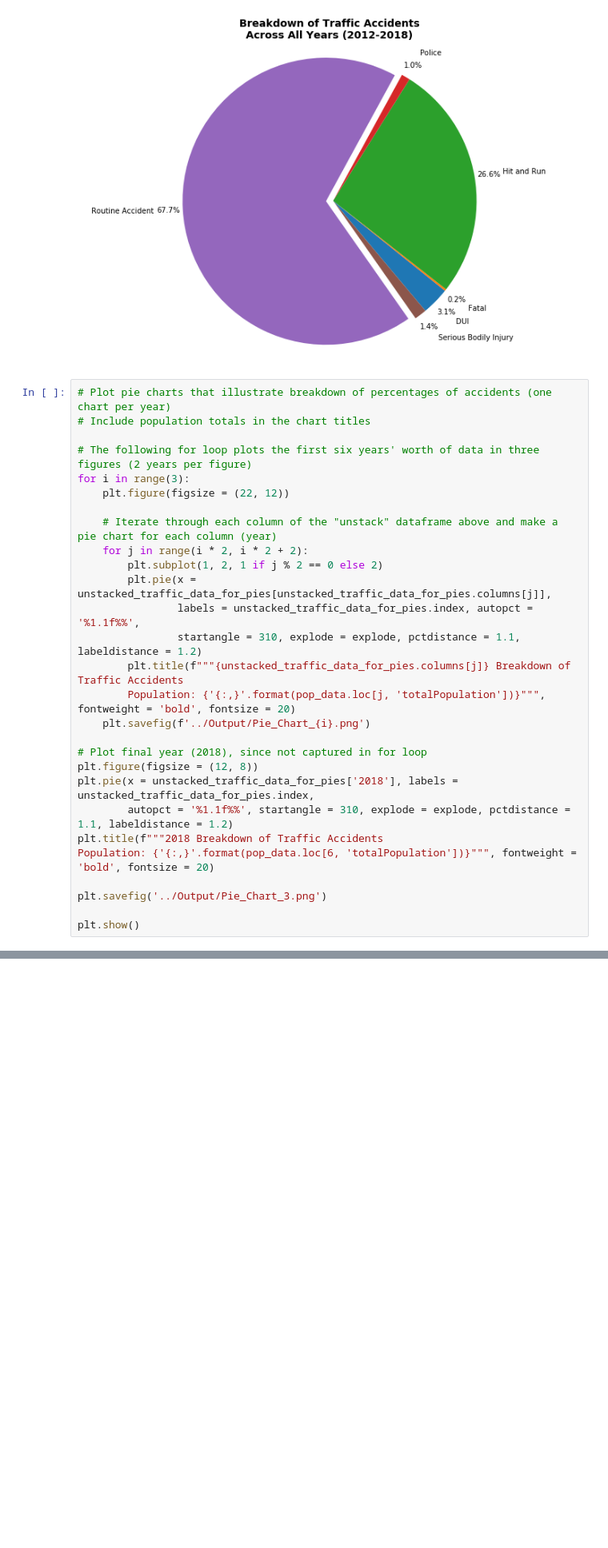
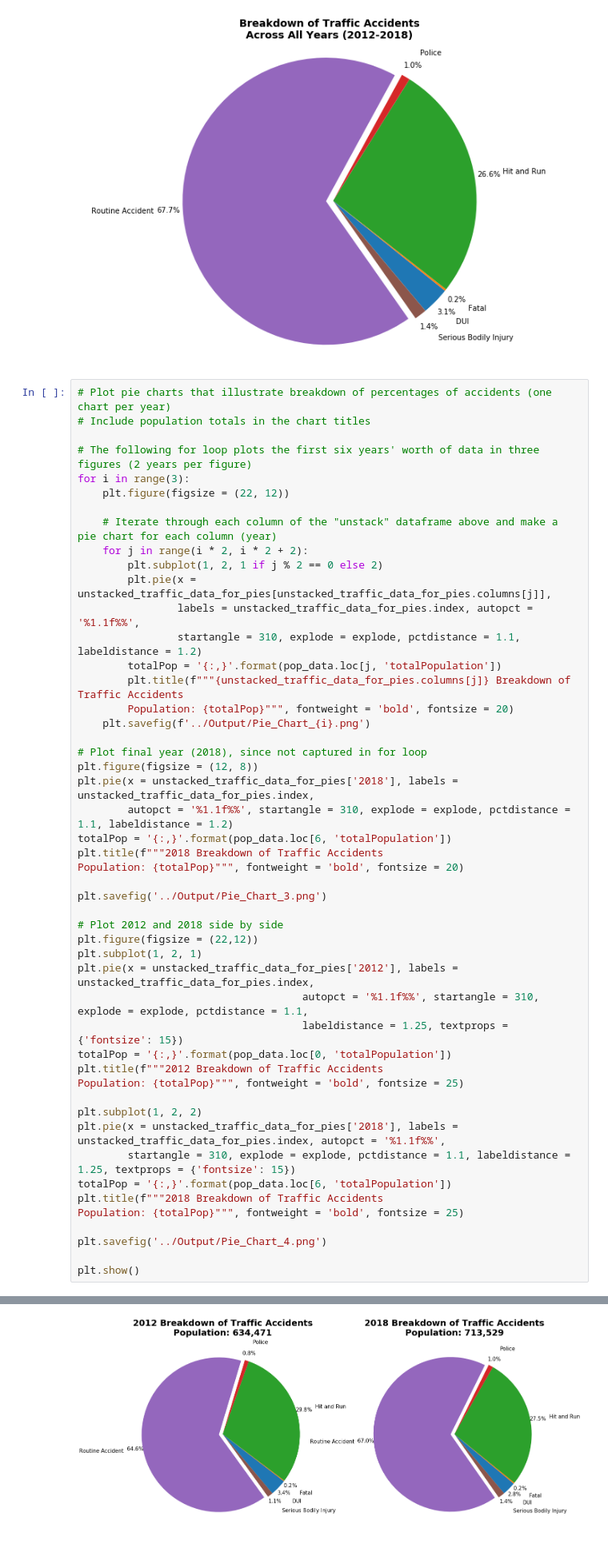
Before and after one commit to LuLu-89/Denver_traffic_woes, a Jupyter notebook: FinalFiles/FinalTrafficAnalysis.ipynb, the cells around one changed output, grey strips where cells are left out. Shown: that part at 80% size. Saved outputs shown, nothing was run; the diff lists cells and outputs as text; blank space fills up the shorter version.

```diff
--- a/FinalFiles/FinalTrafficAnalysis.ipynb
+++ b/FinalFiles/FinalTrafficAnalysis.ipynb
@@ -220,35 +235,57 @@ plt.show()
 # Plot pie charts that illustrate breakdown of percentages of accidents (one chart per year)
 # Include population totals in the chart titles
 
 # The following for loop plots the first six years' worth of data in three figures (2 years per figure)
 for i in range(3):
     plt.figure(figsize = (22, 12))
 
     # Iterate through each column of the "unstack" dataframe above and make a pie chart for each column (year)
     for j in range(i * 2, i * 2 + 2):
         plt.subplot(1, 2, 1 if j % 2 == 0 else 2)
         plt.pie(x = unstacked_traffic_data_for_pies[unstacked_traffic_data_for_pies.columns[j]],
                 labels = unstacked_traffic_data_for_pies.index, autopct = '%1.1f%%',
                 startangle = 310, explode = explode, pctdistance = 1.1, labeldistance = 1.2)
+        totalPop = '{:,}'.format(pop_data.loc[j, 'totalPopulation'])
         plt.title(f"""{unstacked_traffic_data_for_pies.columns[j]} Breakdown of Traffic Accidents
-        Population: {'{:,}'.format(pop_data.loc[j, 'totalPopulation'])}""", fontweight = 'bold', fontsize = 20)
+        Population: {totalPop}""", fontweight = 'bold', fontsize = 20)
     plt.savefig(f'../Output/Pie_Chart_{i}.png')
 
 # Plot final year (2018), since not captured in for loop
 plt.figure(figsize = (12, 8))
 plt.pie(x = unstacked_traffic_data_for_pies['2018'], labels = unstacked_traffic_data_for_pies.index,
         autopct = '%1.1f%%', startangle = 310, explode = explode, pctdistance = 1.1, labeldistance = 1.2)
+totalPop = '{:,}'.format(pop_data.loc[6, 'totalPopulation'])
 plt.title(f"""2018 Breakdown of Traffic Accidents
-Population: {'{:,}'.format(pop_data.loc[6, 'totalPopulation'])}""", fontweight = 'bold', fontsize = 20)
+Population: {totalPop}""", fontweight = 'bold', fontsize = 20)
 
 plt.savefig('../Output/Pie_Chart_3.png')
 
+# Plot 2012 and 2018 side by side
+plt.figure(figsize = (22,12))
+plt.subplot(1, 2, 1)
+plt.pie(x = unstacked_traffic_data_for_pies['2012'], labels = unstacked_traffic_data_for_pies.index,
+                                    autopct = '%1.1f%%', startangle = 310, explode = explode, pctdistance = 1.1,
+                                    labeldistance = 1.25, textprops = {'fontsize': 15})
+totalPop = '{:,}'.format(pop_data.loc[0, 'totalPopulation'])
+plt.title(f"""2012 Breakdown of Traffic Accidents
+Population: {totalPop}""", fontweight = 'bold', fontsize = 25)
+
+plt.subplot(1, 2, 2)
+plt.pie(x = unstacked_traffic_data_for_pies['2018'], labels = unstacked_traffic_data_for_pies.index, autopct = '%1.1f%%',
+        startangle = 310, explode = explode, pctdistance = 1.1, labeldistance = 1.25, textprops = {'fontsize': 15})
+totalPop = '{:,}'.format(pop_data.loc[6, 'totalPopulation'])
+plt.title(f"""2018 Breakdown of Traffic Accidents
+Population: {totalPop}""", fontweight = 'bold', fontsize = 25)
+
+plt.savefig('../Output/Pie_Chart_4.png')
+
 plt.show()
 # %% [output]
 [figure]
 [figure]
 [figure]
 [figure]
+[figure, added]
 # %% [markdown]
 ---
 # %% [markdown]
```
Also changed, not shown: parts of 9 cells of this notebook, 8 other files.
